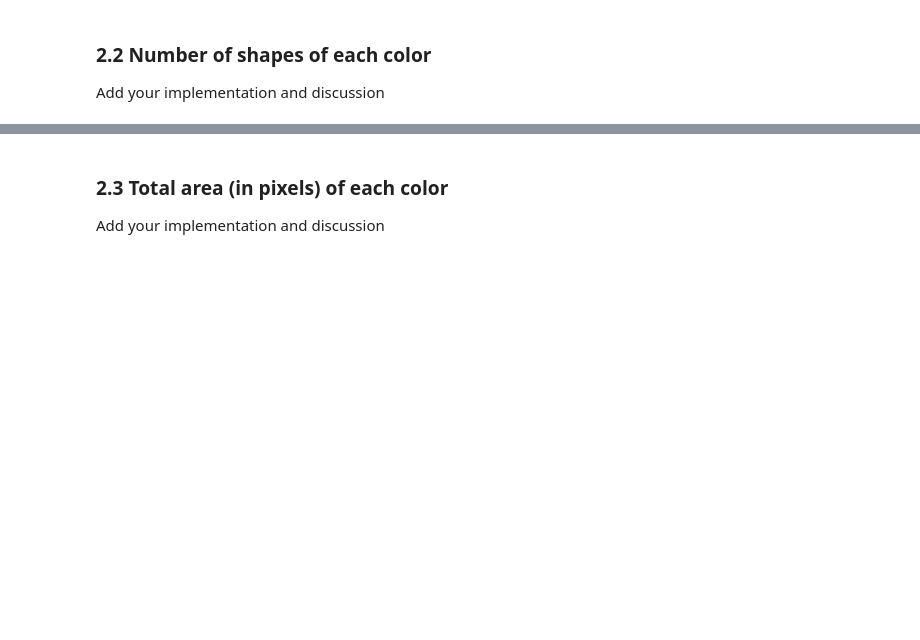
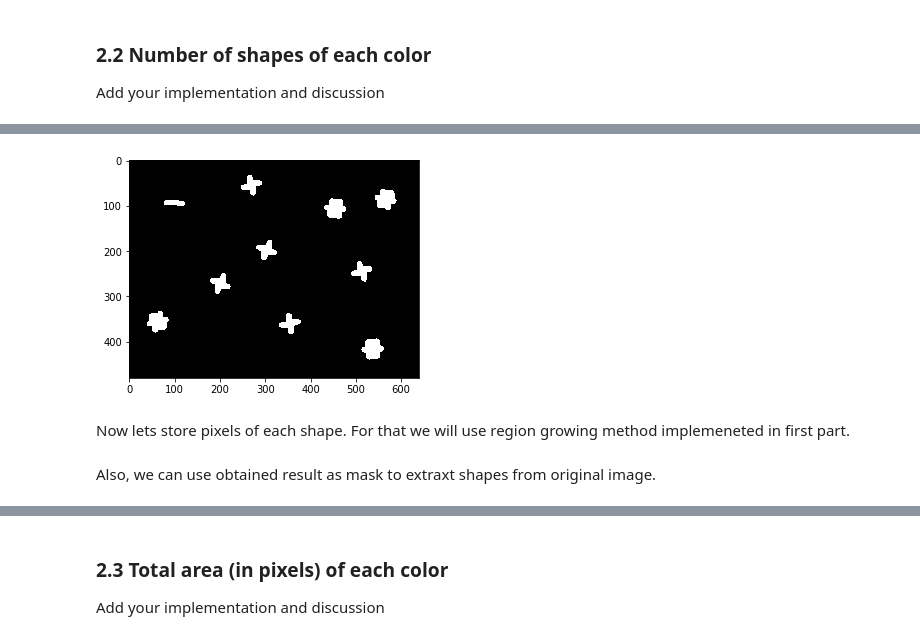
Before and after one commit to oganesManasian/Image-analysis-and-pattern-recognition, a Jupyter notebook: labs/lab_01_segmentation.ipynb, the cells around one changed output, grey strips where cells are left out. Saved outputs shown, nothing was run; the diff lists cells and outputs as text; code cells hidden in the pictures; blank space fills up the shorter version.

```diff
--- a/labs/lab_01_segmentation.ipynb
+++ b/labs/lab_01_segmentation.ipynb
@@ -95,0 +119,19 @@ Add your implementation and discussion
+# %%
+square_size = [5, 10, 20, 30, 40, 50]
+mask_similarity_threshold = 0.999
+
+shapes_mask = closing(edges, selem=square(square_size[0]))
+for size in square_size[1:]:
+    new_shapes_mask = closing(edges, selem=square(size))
+    if np.sum(new_shapes_mask == shapes_mask) / shapes_mask.size > mask_similarity_threshold:
+        break
+    shapes_mask = new_shapes_mask
+# %%
+plt.imshow(shapes_mask, cmap="gray")
+plt.show()
+# %% [output]
+[figure, added]
+# %% [markdown]
+Now lets store pixels of each shape. For that we will use region growing method implemeneted in first part.
+# %% [markdown]
+Also, we can use obtained result as mask to extraxt shapes from original image.
```
Also changed, not shown: parts of 12 cells of this notebook.
